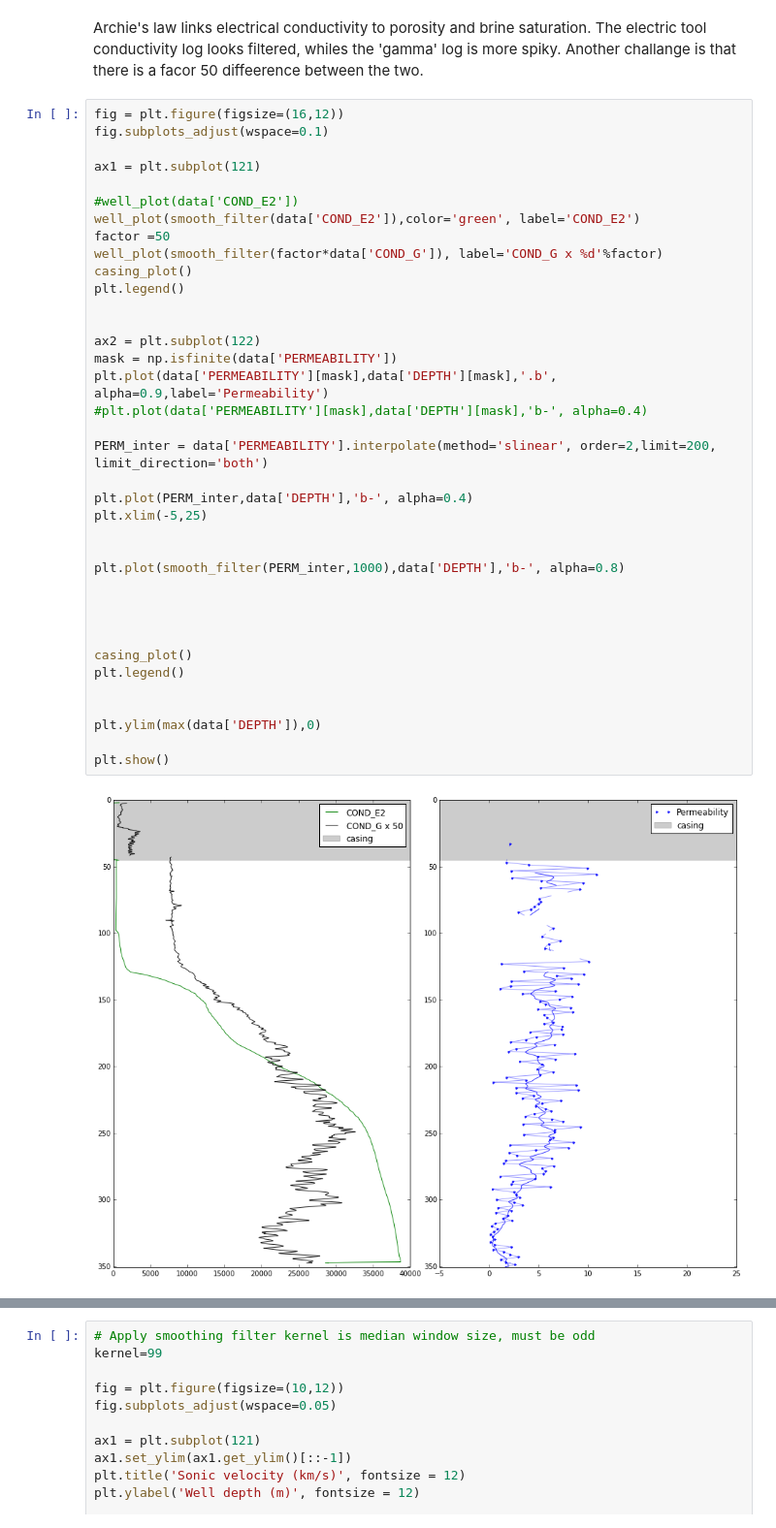
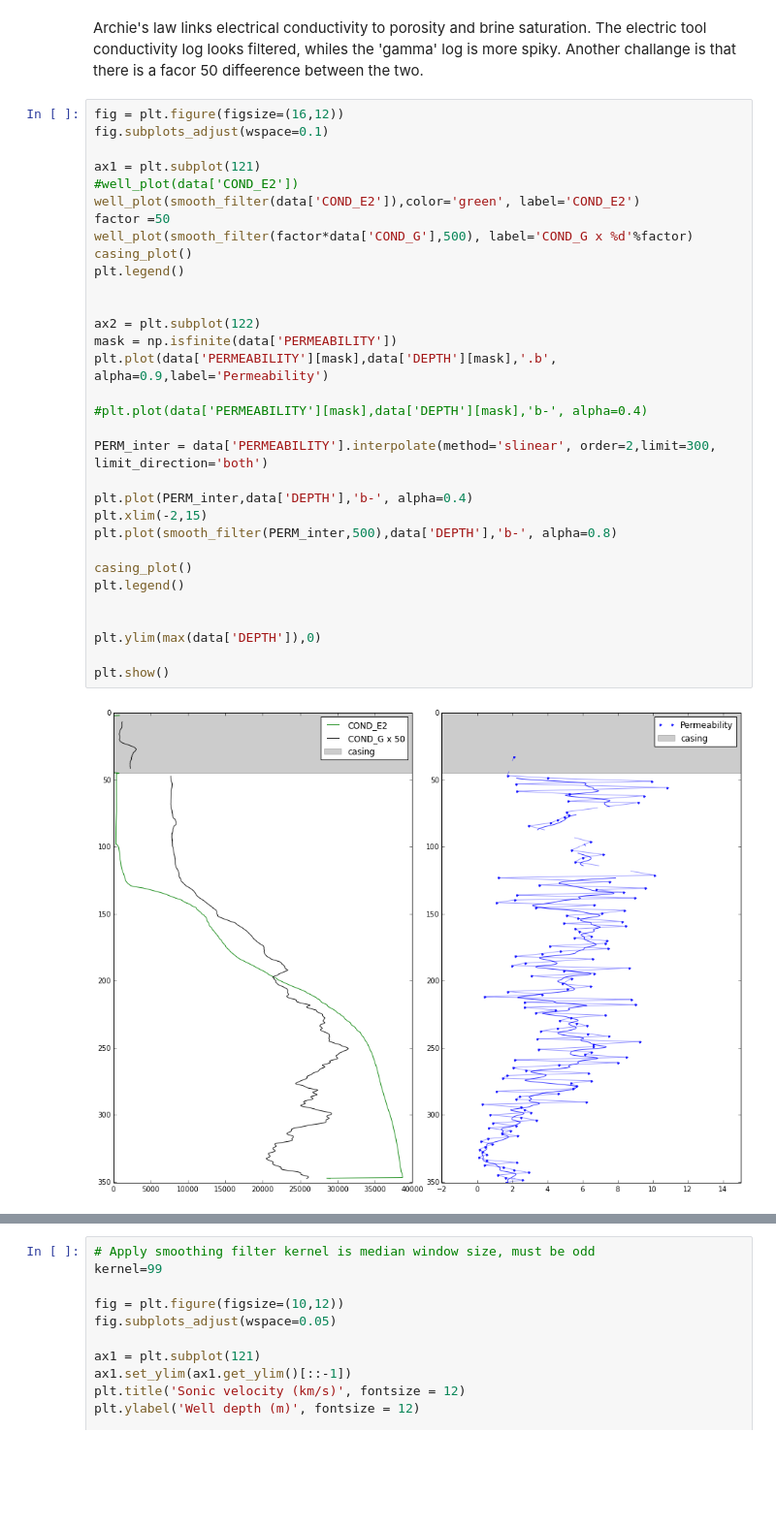
Before and after one commit to TobbeTripitaka/Dalbyover, a Jupyter notebook: Dalbyover sonic log.ipynb, the cells around one changed output, grey strips where cells are left out. Shown at 97% size. Saved outputs shown, nothing was run; the diff lists cells and outputs as text; blank space fills up the shorter version.

Commit message:
Worked on permeability cont'd

```diff
--- a/Dalbyover sonic log.ipynb
+++ b/Dalbyover sonic log.ipynb
@@ -342,39 +351,34 @@ Archie's law links electrical conductivity to porosity and brine saturation. The
 # %%
 fig = plt.figure(figsize=(16,12))
 fig.subplots_adjust(wspace=0.1)
 
 ax1 = plt.subplot(121)
-
 #well_plot(data['COND_E2'])
 well_plot(smooth_filter(data['COND_E2']),color='green', label='COND_E2')
 factor =50
-well_plot(smooth_filter(factor*data['COND_G']), label='COND_G x %d'%factor)
+well_plot(smooth_filter(factor*data['COND_G'],500), label='COND_G x %d'%factor)
 casing_plot()
 plt.legend()
 
 
 ax2 = plt.subplot(122)
 mask = np.isfinite(data['PERMEABILITY'])
 plt.plot(data['PERMEABILITY'][mask],data['DEPTH'][mask],'.b', alpha=0.9,label='Permeability')
+
 #plt.plot(data['PERMEABILITY'][mask],data['DEPTH'][mask],'b-', alpha=0.4)
 
-PERM_inter = data['PERMEABILITY'].interpolate(method='slinear', order=2,limit=200, limit_direction='both')
+PERM_inter = data['PERMEABILITY'].interpolate(method='slinear', order=2,limit=300, limit_direction='both')
 
 plt.plot(PERM_inter,data['DEPTH'],'b-', alpha=0.4)
-plt.xlim(-5,25)
-
-
-plt.plot(smooth_filter(PERM_inter,1000),data['DEPTH'],'b-', alpha=0.8)
-
-
-
+plt.xlim(-2,15)
+plt.plot(smooth_filter(PERM_inter,500),data['DEPTH'],'b-', alpha=0.8)
 
 casing_plot()
 plt.legend()
 
 
 plt.ylim(max(data['DEPTH']),0)
 
 plt.show()
 # %% [output]
-[figure, old version]
+[figure, new version]
```
Also changed, not shown: parts of 5 cells of this notebook, 4 other files.
